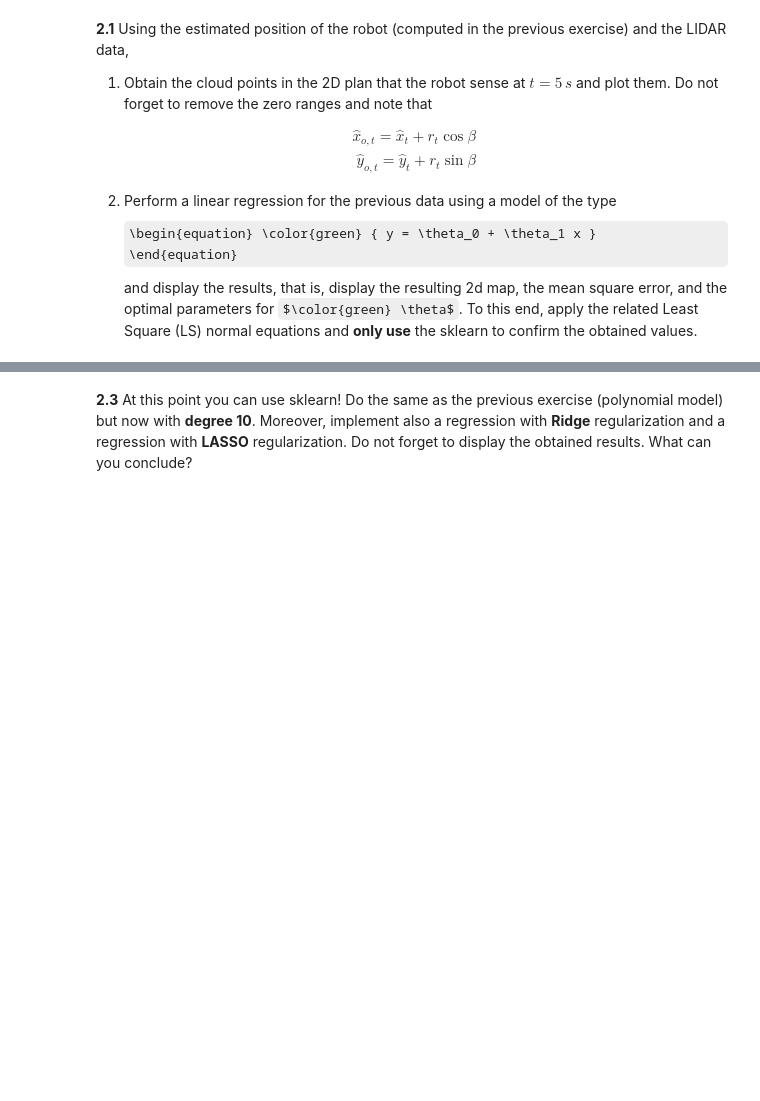
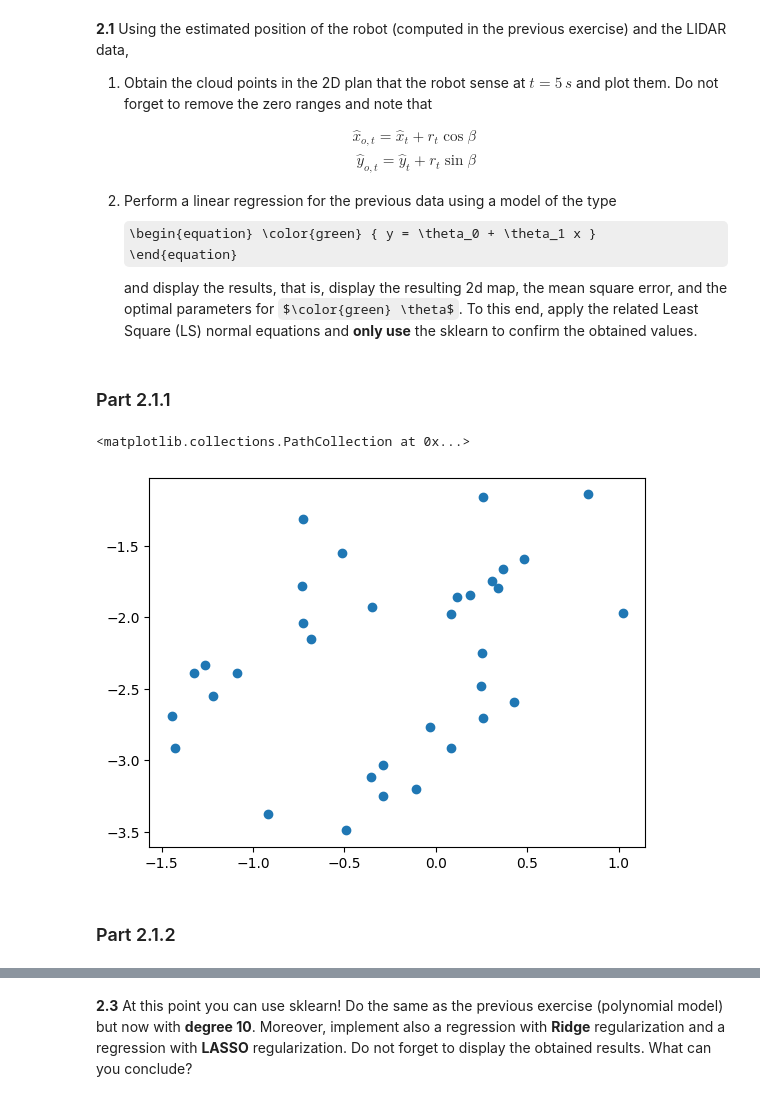
Before and after one commit to cthadeufaria/apc, a Jupyter notebook: project01/ML_project1.ipynb, the cells around one changed output, grey strips where cells are left out. Drawn from its saved outputs; the diff is of its cells as text; code cells hidden in the pictures; some formulas as TeX source; blank space fills up the shorter version.

```diff
--- a/project01/ML_project1.ipynb
+++ b/project01/ML_project1.ipynb
@@ -397,0 +351,16 @@ and display the results, that is, display the resulting 2d map, the mean square
+# %% [markdown]
+### Part 2.1.1
+# %%
+# Plotting cloud points
+# for observation n in t seconds
+t = 5
+n = int(5*(1/dt))
+x_o, y_o = [plot_x.XPx[n] + i for i in Lidar_range[n] * np.cos(angle) if i > 0], [plot_y.XPx[n] + i for i in Lidar_range[n] * np.sin(angle) if i > 0]
+
+# plot 2D plan
+plt.scatter(x_o, y_o)
+# %% [output]
+<matplotlib.collections.PathCollection at 0x...>
+[figure, added]
+# %% [markdown]
+### Part 2.1.2
```
Also changed, not shown: parts of 24 cells of this notebook, 2 other files.
